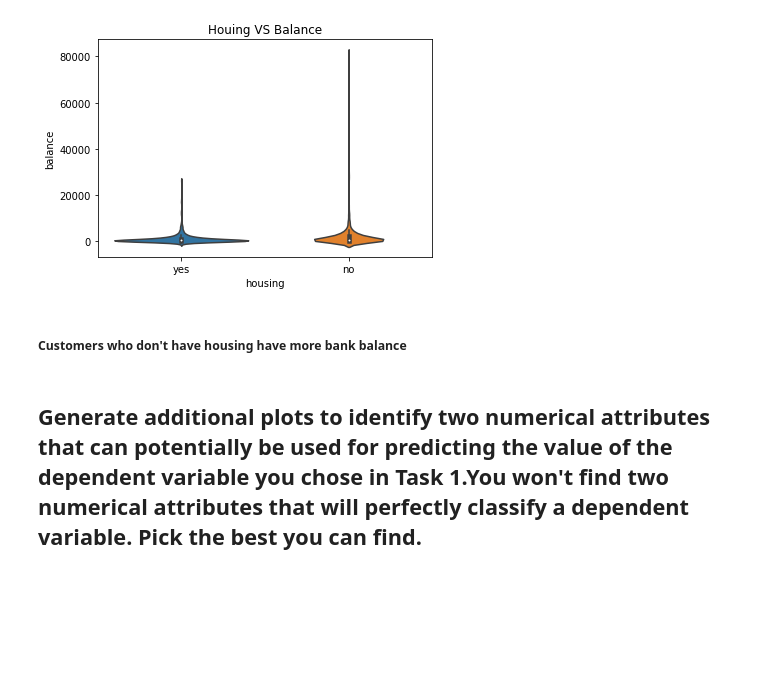
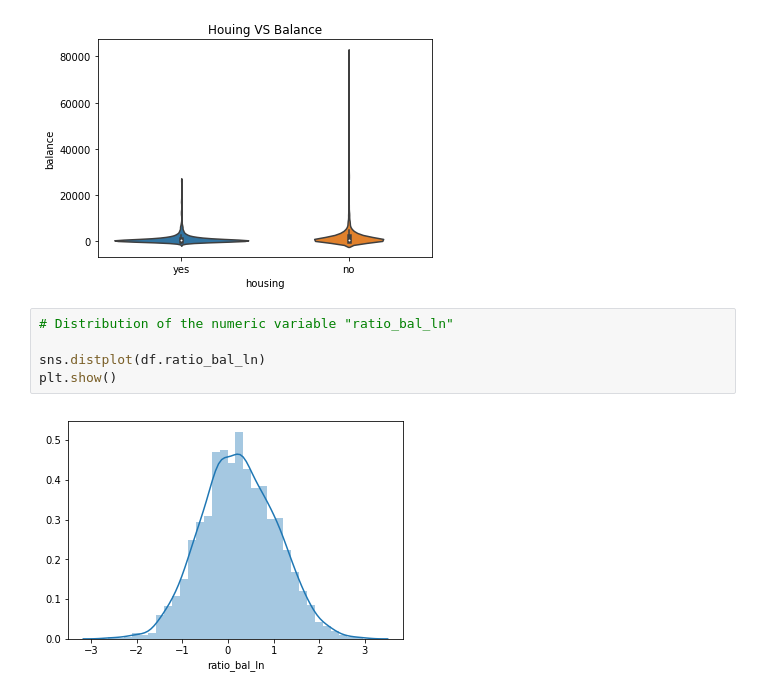
Before and after one commit to vipulpopat/MSCAI_Sem1_Etivity1, a Jupyter notebook: Etivity1.ipynb, the cells around one changed output. Drawn from its saved outputs; the diff is of its cells as text; blank space fills up the shorter version.

```diff
--- a/Etivity1.ipynb
+++ b/Etivity1.ipynb
@@ -215,7 +215,10 @@ plt.title('Houing VS Balance')
 plt.show()
 # %% [output]
 [figure]
-# %% [markdown]
-##### Customers who don't have housing have more bank balance
-# %% [markdown]
-## Generate additional plots to identify two numerical attributes that can potentially be used for predicting the value of the dependent variable you chose in Task 1.You won't find two numerical attributes that will perfectly classify a dependent variable. Pick the best you can find.
+# %%
+# Distribution of the numeric variable "ratio_bal_ln"
+
+sns.distplot(df.ratio_bal_ln)
+plt.show()
+# %% [output]
+[figure, added]
```
Also changed, not shown: parts of 29 cells of this notebook.
